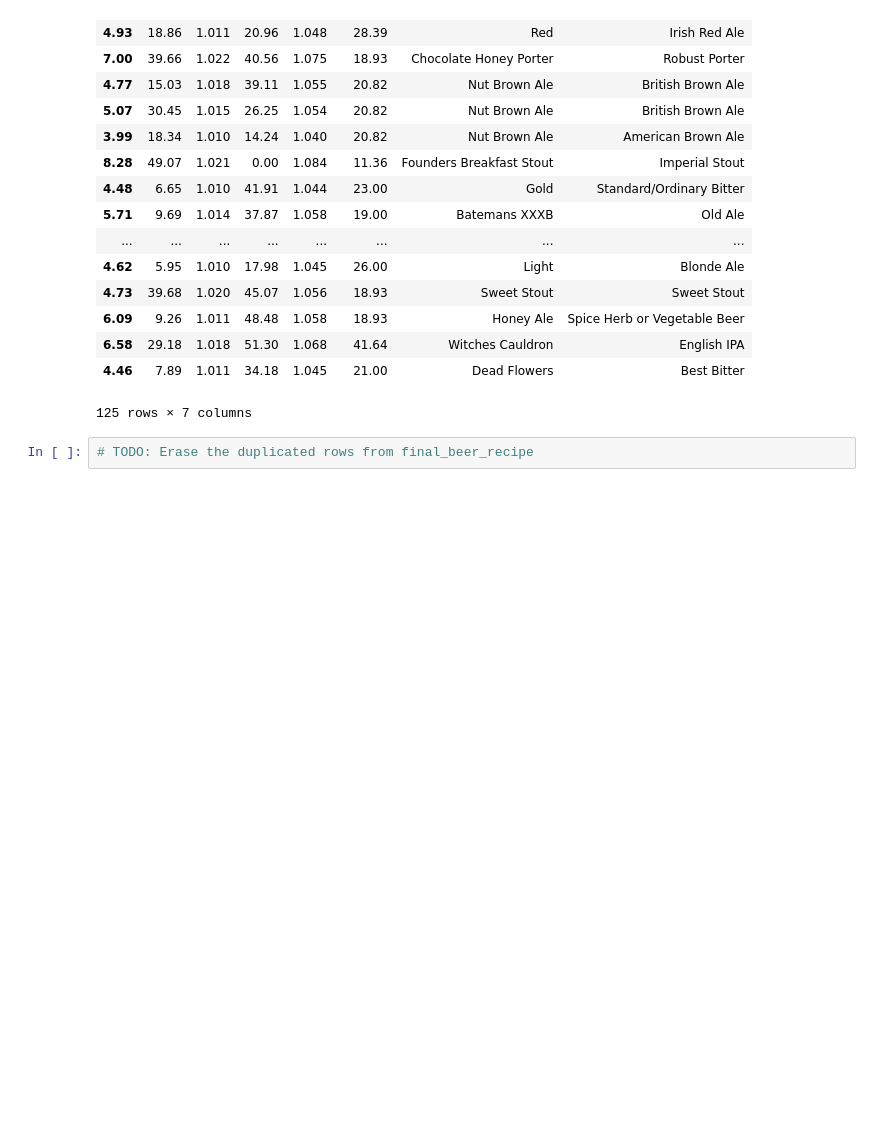
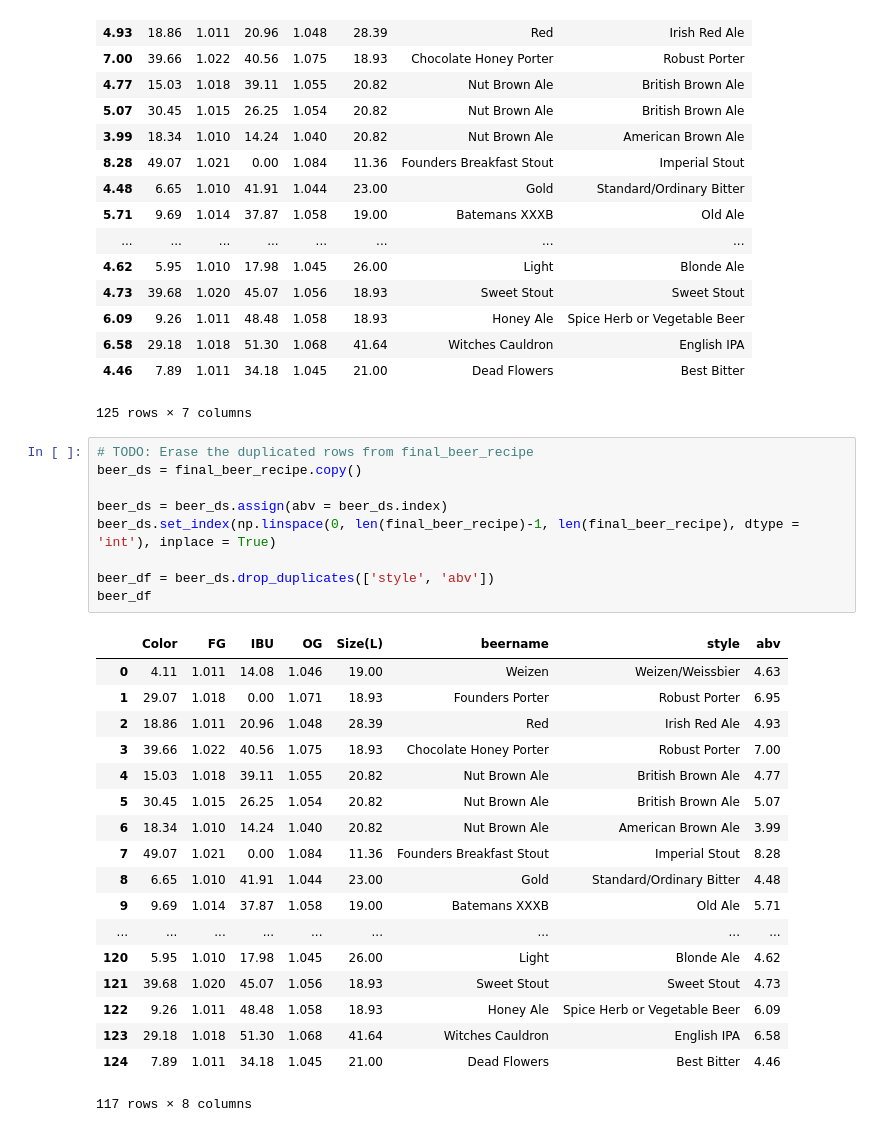
Before and after one commit to KMichell/beer_analysis, a Jupyter notebook: beer_recommendations.ipynb, the cells around one changed output. Cells and saved outputs as stored; diff of their text form; blank space fills up the shorter version.

Commit message:
Beer recipe dataset ready

```diff
--- a/beer_recommendations.ipynb
+++ b/beer_recommendations.ipynb
@@ -497,5 +497,31 @@ To retain the current behavior and silence the warning, pass 'sort=True'.
 | 6.58 | 29.18 | 1.018 | 51.30 | 1.068 | 41.64 | Witches Cauldron | English IPA |
 | 4.46 | 7.89 | 1.011 | 34.18 | 1.045 | 21.00 | Dead Flowers | Best Bitter |
 125 rows × 7 columns
-# %%
-# TODO: Erase the duplicated rows from final_beer_recipe
+# %%
+# TODO: Erase the duplicated rows from final_beer_recipe
+beer_ds = final_beer_recipe.copy()
+
+beer_ds = beer_ds.assign(abv = beer_ds.index)
+beer_ds.set_index(np.linspace(0, len(final_beer_recipe)-1, len(final_beer_recipe), dtype = 'int'), inplace = True)
+
+beer_df = beer_ds.drop_duplicates(['style', 'abv'])
+beer_df
+# %% [output]
+|  | Color | FG | IBU | OG | Size(L) | beername | style | abv |
+| 0 | 4.11 | 1.011 | 14.08 | 1.046 | 19.00 | Weizen | Weizen/Weissbier | 4.63 |
+| 1 | 29.07 | 1.018 | 0.00 | 1.071 | 18.93 | Founders Porter | Robust Porter | 6.95 |
+| 2 | 18.86 | 1.011 | 20.96 | 1.048 | 28.39 | Red | Irish Red Ale | 4.93 |
+| 3 | 39.66 | 1.022 | 40.56 | 1.075 | 18.93 | Chocolate Honey Porter | Robust Porter | 7.00 |
+| 4 | 15.03 | 1.018 | 39.11 | 1.055 | 20.82 | Nut Brown Ale | British Brown Ale | 4.77 |
+| 5 | 30.45 | 1.015 | 26.25 | 1.054 | 20.82 | Nut Brown Ale | British Brown Ale | 5.07 |
+| 6 | 18.34 | 1.010 | 14.24 | 1.040 | 20.82 | Nut Brown Ale | American Brown Ale | 3.99 |
+| 7 | 49.07 | 1.021 | 0.00 | 1.084 | 11.36 | Founders Breakfast Stout | Imperial Stout | 8.28 |
+| 8 | 6.65 | 1.010 | 41.91 | 1.044 | 23.00 | Gold | Standard/Ordinary Bitter | 4.48 |
+| 9 | 9.69 | 1.014 | 37.87 | 1.058 | 19.00 | Batemans XXXB | Old Ale | 5.71 |
+| ... | ... | ... | ... | ... | ... | ... | ... | ... |
+| 120 | 5.95 | 1.010 | 17.98 | 1.045 | 26.00 | Light | Blonde Ale | 4.62 |
+| 121 | 39.68 | 1.020 | 45.07 | 1.056 | 18.93 | Sweet Stout | Sweet Stout | 4.73 |
+| 122 | 9.26 | 1.011 | 48.48 | 1.058 | 18.93 | Honey Ale | Spice Herb or Vegetable Beer | 6.09 |
+| 123 | 29.18 | 1.018 | 51.30 | 1.068 | 41.64 | Witches Cauldron | English IPA | 6.58 |
+| 124 | 7.89 | 1.011 | 34.18 | 1.045 | 21.00 | Dead Flowers | Best Bitter | 4.46 |
+117 rows × 8 columns
```
